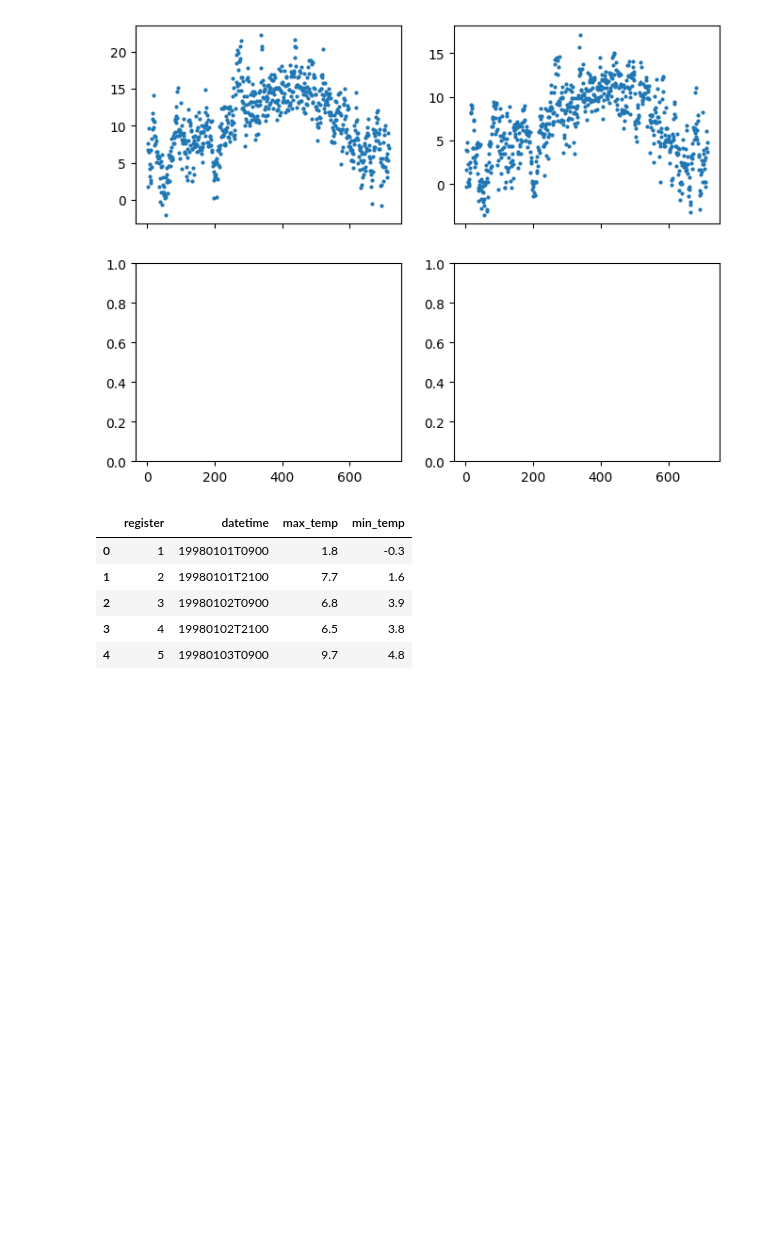
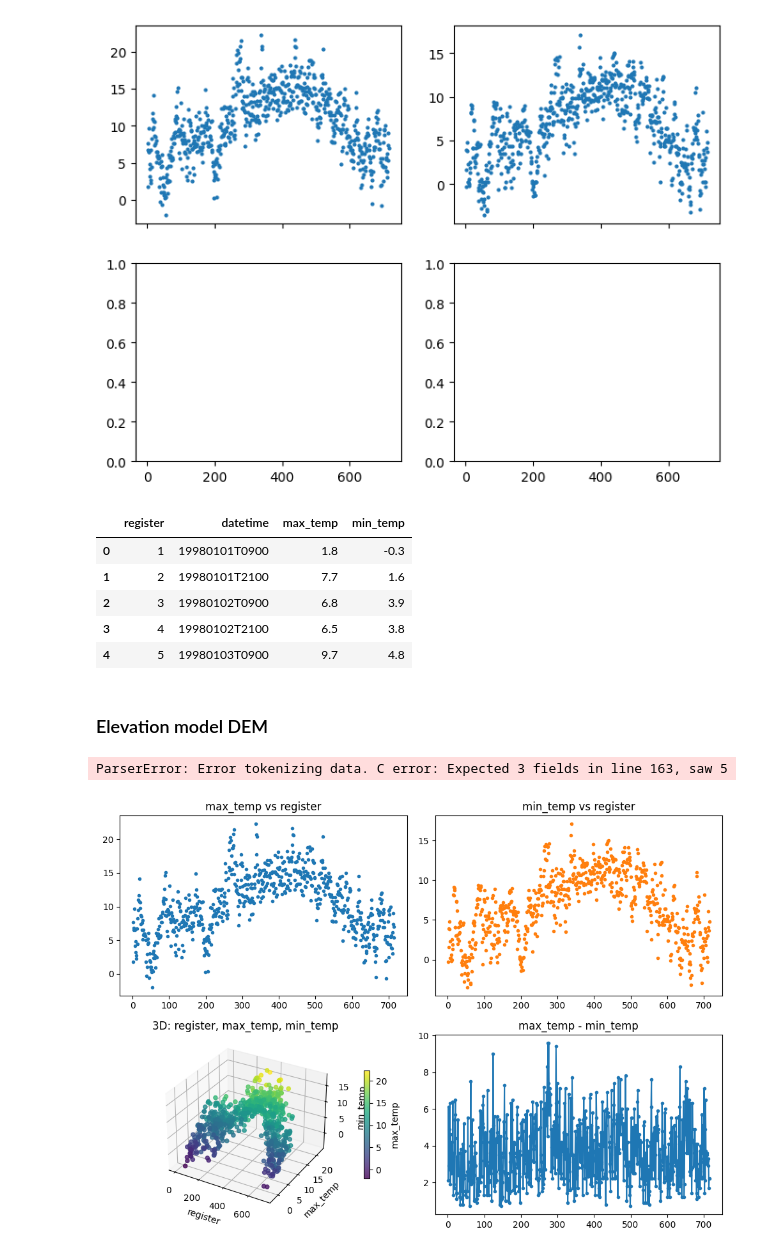
Before and after one commit to HijoBejuco/dynamical-systems-modeling, a Jupyter notebook: environmental_modeling.ipynb, the cells around one changed output. Saved outputs shown, nothing was run; the diff lists cells and outputs as text; code cells hidden in the pictures; blank space fills up the shorter version.

```diff
--- a/environmental_modeling.ipynb
+++ b/environmental_modeling.ipynb
@@ -41,3 +43,57 @@ df.head()
 | 2 | 3 | 19980102T0900 | 6.8 | 3.9 |
 | 3 | 4 | 19980102T2100 | 6.5 | 3.8 |
 | 4 | 5 | 19980103T0900 | 9.7 | 4.8 |
+# %% [markdown]
+### Elevation model DEM
+# %%
+# Loading elevation data
+df = pd.read_csv("environmental_modeling\chapter2\efyrnwy.dem", delim_whitespace=True, header=None)
+# %% [output]
+ParserError: Error tokenizing data. C error: Expected 3 fields in line 163, saw 5
+# %%
+import numpy as np
+import pandas as pd
+import matplotlib.pyplot as plt
+from mpl_toolkits.mplot3d import Axes3D  # not used directly but enables 3d projection
+
+# Reading the .dat file (same as yours)
+df = pd.read_csv(r"environmental_modeling\chapter2\le98temp.dat",
+                 delim_whitespace=True, header=None)
+df.columns = ["register", "datetime", "max_temp", "min_temp"]
+
+x = df.register.values
+y1 = df.max_temp.values
+y2 = df.min_temp.values
+
+# Create an empty array to hold axes objects and a Figure
+fig = plt.figure(figsize=(10, 7))
+ax = np.empty((2, 2), dtype=object)
+
+# Fill the grid manually so we can mix 2D and 3D axes
+ax[(0, 0)] = fig.add_subplot(2, 2, 1)  # 2D
+ax[(0, 0)].plot(x, y1, marker="o", linestyle="", markersize=3)
+ax[(0, 0)].set_title("max_temp vs register")
+
+ax[(0, 1)] = fig.add_subplot(2, 2, 2)  # 2D
+ax[(0, 1)].plot(x, y2, marker="o", linestyle="", markersize=3, color="C1")
+ax[(0, 1)].set_title("min_temp vs register")
+
+# Make the bottom-left subplot a 3D axes
+ax[(1, 0)] = fig.add_subplot(2, 2, 3, projection="3d")  # 3D
+# 3D scatter of (register, max_temp, min_temp)
+sc = ax[(1, 0)].scatter(x, y1, y2, c=y1, cmap="viridis", s=20, alpha=0.8)
+ax[(1, 0)].set_xlabel("register")
+ax[(1, 0)].set_ylabel("max_temp")
+ax[(1, 0)].set_zlabel("min_temp")
+ax[(1, 0)].set_title("3D: register, max_temp, min_temp")
+fig.colorbar(sc, ax=ax[(1, 0)], shrink=0.6, pad=0.1, label="max_temp")
+
+# Bottom-right: simple difference plot
+ax[(1, 1)] = fig.add_subplot(2, 2, 4)
+ax[(1, 1)].plot(x, y1 - y2, marker="o", linestyle="-", markersize=3)
+ax[(1, 1)].set_title("max_temp - min_temp")
+
+plt.tight_layout()
+plt.show()
+# %% [output]
+[figure, added]
```
Also changed, not shown: parts of 2 cells of this notebook.
